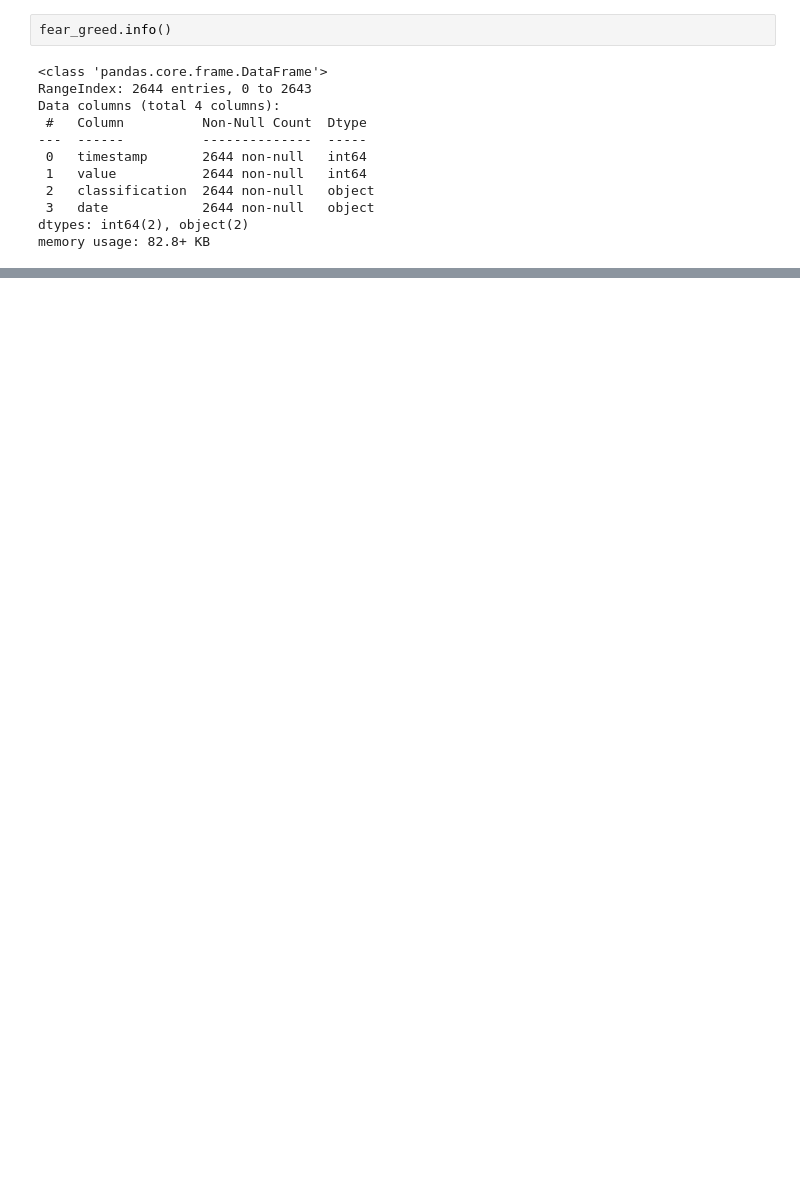
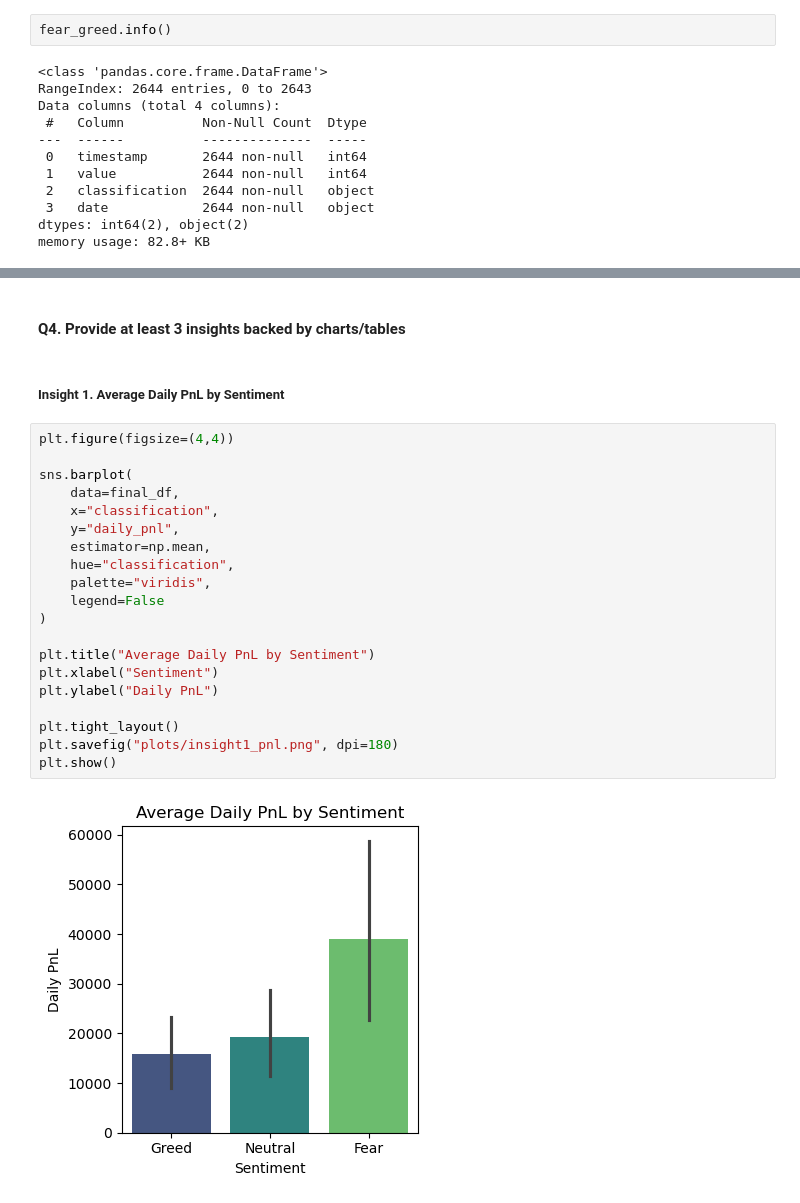
Before and after one commit to Cyboiii/Trader-Performance-vs-Market-Sentiment, a Jupyter notebook: analysis.ipynb, the cells around one changed output, grey strips where cells are left out. Drawn from its saved outputs; the diff is of its cells as text; blank space fills up the shorter version.

```diff
--- a/analysis.ipynb
+++ b/analysis.ipynb
@@ -100,0 +417,26 @@ memory usage: 82.8+ KB
+# %% [markdown]
+#### Q4. Provide at least 3 insights backed by charts/tables
+# %% [markdown]
+##### Insight 1. Average Daily PnL by Sentiment
+# %%
+plt.figure(figsize=(4,4))
+
+sns.barplot(
+    data=final_df,
+    x="classification",
+    y="daily_pnl",
+    estimator=np.mean,
+    hue="classification",
+    palette="viridis",
+    legend=False
+)
+
+plt.title("Average Daily PnL by Sentiment")
+plt.xlabel("Sentiment")
+plt.ylabel("Daily PnL")
+
+plt.tight_layout()
+plt.savefig("plots/insight1_pnl.png", dpi=180)
+plt.show()
+# %% [output]
+[figure, added]
```
Also changed, not shown: parts of 59 cells of this notebook.
